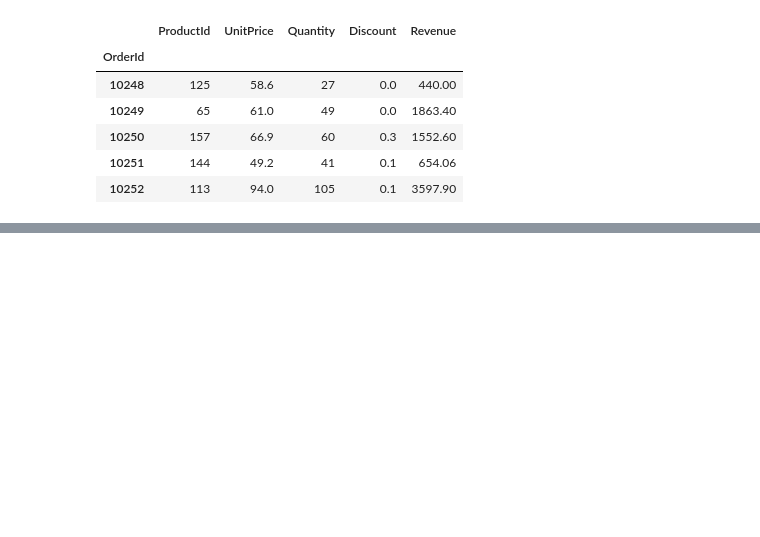
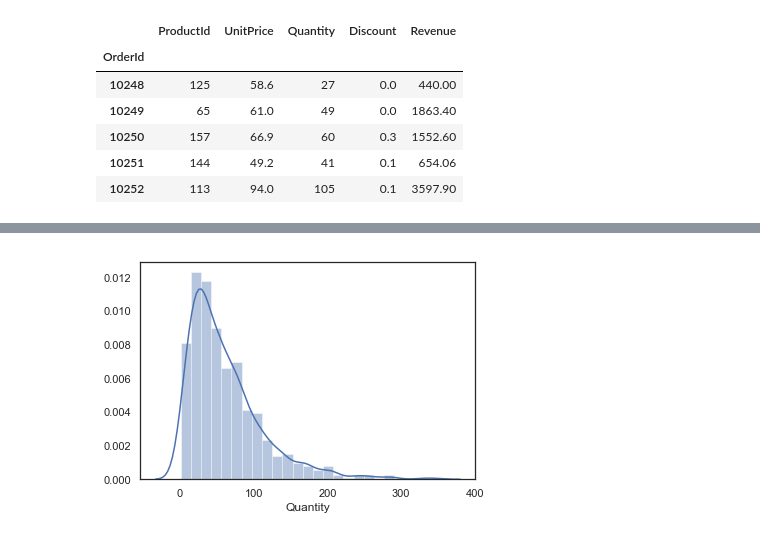
Before and after one commit to MissAle17/dsc-2-final-project-online-ds-sp-000, a Jupyter notebook: Mod2_Project_v2.ipynb, the cells around one changed output, grey strips where cells are left out. Saved outputs shown, nothing was run; the diff lists cells and outputs as text; code cells hidden in the pictures; blank space fills up the shorter version.

```diff
--- a/Mod2_Project_v2.ipynb
+++ b/Mod2_Project_v2.ipynb
@@ -100,0 +116,6 @@ df1.head()
+# %%
+#looking at our plot of quantity using seaborn
+sns.set(style = 'white'); np.random.seed(0)
+ax = sns.distplot(df1.Quantity, bins=25, hist=True)
+# %% [output]
+[figure, added]
```
Also changed, not shown: parts of 8 cells of this notebook.
